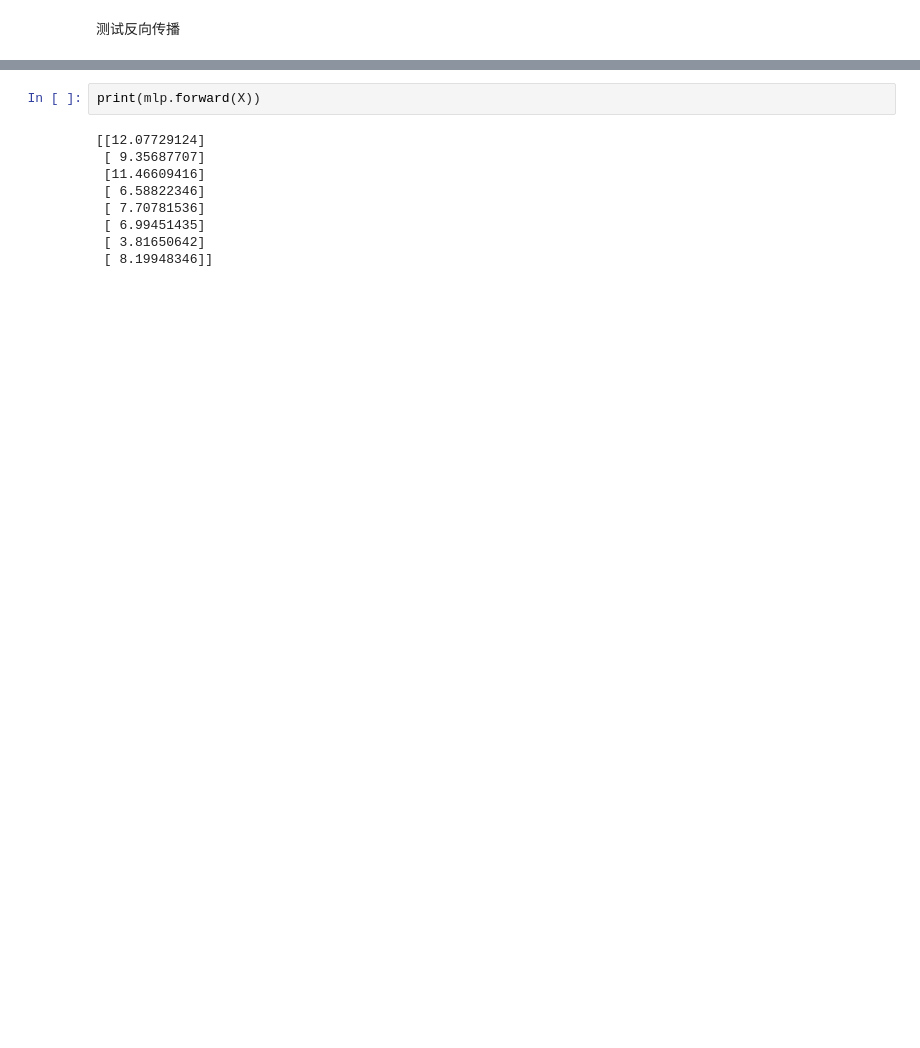
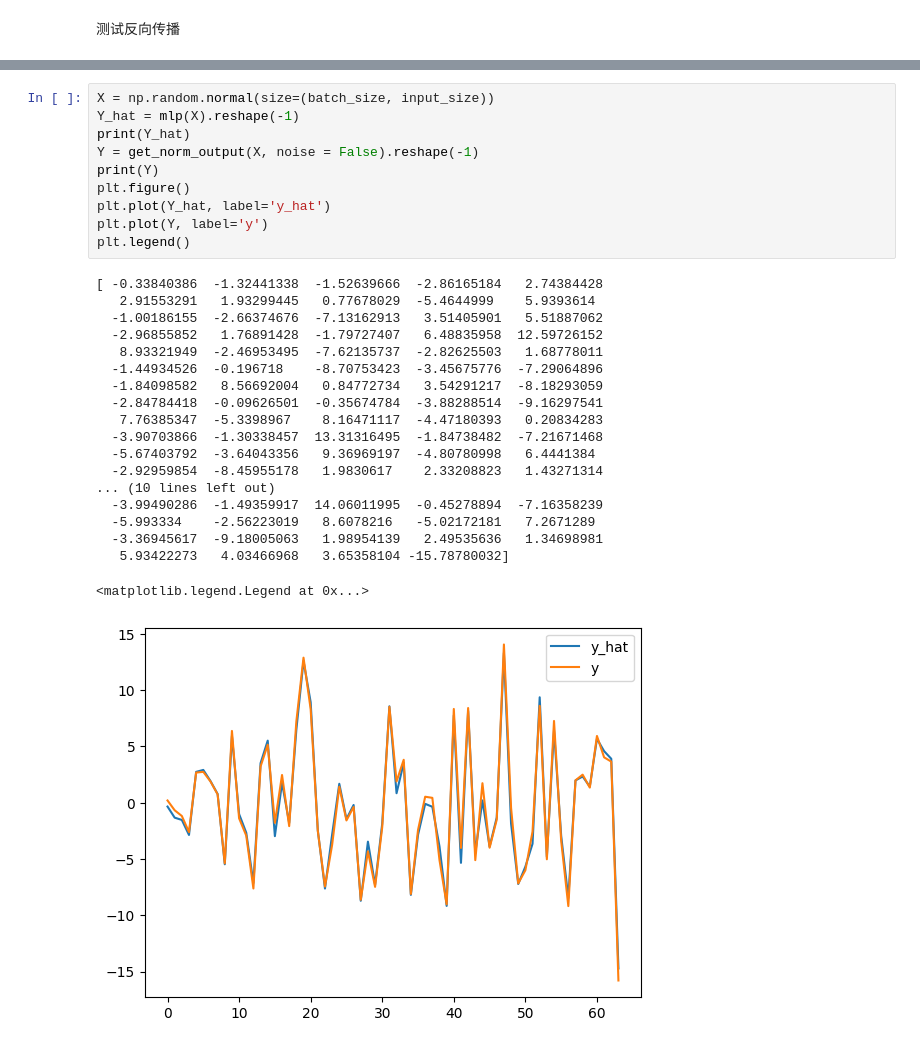
Before and after one commit to shaoxiawjc/ASC-Lab, a Jupyter notebook: miniflow/MLP.ipynb, the cells around one changed output, grey strips where cells are left out. Saved outputs shown, nothing was run; the diff lists cells and outputs as text; blank space fills up the shorter version.

```diff
--- a/miniflow/MLP.ipynb
+++ b/miniflow/MLP.ipynb
@@ -179,11 +209,30 @@ plt.plot(loss_list)
 # %%
-print(mlp.forward(X))
+X = np.random.normal(size=(batch_size, input_size))
+Y_hat = mlp(X).reshape(-1)
+print(Y_hat)
+Y = get_norm_output(X, noise = False).reshape(-1)
+print(Y)
+plt.figure()
+plt.plot(Y_hat, label='y_hat')
+plt.plot(Y, label='y')
+plt.legend()
 # %% [output]
-[[12.07729124]
- [ 9.35687707]
- [11.46609416]
- [ 6.58822346]
- [ 7.70781536]
- [ 6.99451435]
- [ 3.81650642]
- [ 8.19948346]]
+[ -0.33840386  -1.32441338  -1.52639666  -2.86165184   2.74384428
+   2.91553291   1.93299445   0.77678029  -5.4644999    5.9393614
+  -1.00186155  -2.66374676  -7.13162913   3.51405901   5.51887062
+  -2.96855852   1.76891428  -1.79727407   6.48835958  12.59726152
+   8.93321949  -2.46953495  -7.62135737  -2.82625503   1.68778011
+  -1.44934526  -0.196718    -8.70753423  -3.45675776  -7.29064896
+  -1.84098582   8.56692004   0.84772734   3.54291217  -8.18293059
+  -2.84784418  -0.09626501  -0.35674784  -3.88288514  -9.16297541
+   7.76385347  -5.3398967    8.16471117  -4.47180393   0.20834283
+  -3.90703866  -1.30338457  13.31316495  -1.84738482  -7.21671468
+  -5.67403792  -3.64043356   9.36969197  -4.80780998   6.4441384
+  -2.92959854  -8.45955178   1.9830617    2.33208823   1.43271314
+... (10 lines left out)
+  -3.99490286  -1.49359917  14.06011995  -0.45278894  -7.16358239
+  -5.993334    -2.56223019   8.6078216   -5.02172181   7.2671289
+  -3.36945617  -9.18005063   1.98954139   2.49535636   1.34698981
+   5.93422273   4.03466968   3.65358104 -15.78780032]
+<matplotlib.legend.Legend at 0x...>
+[figure, added]
```
Also changed, not shown: parts of 7 cells of this notebook, 1 other file.
